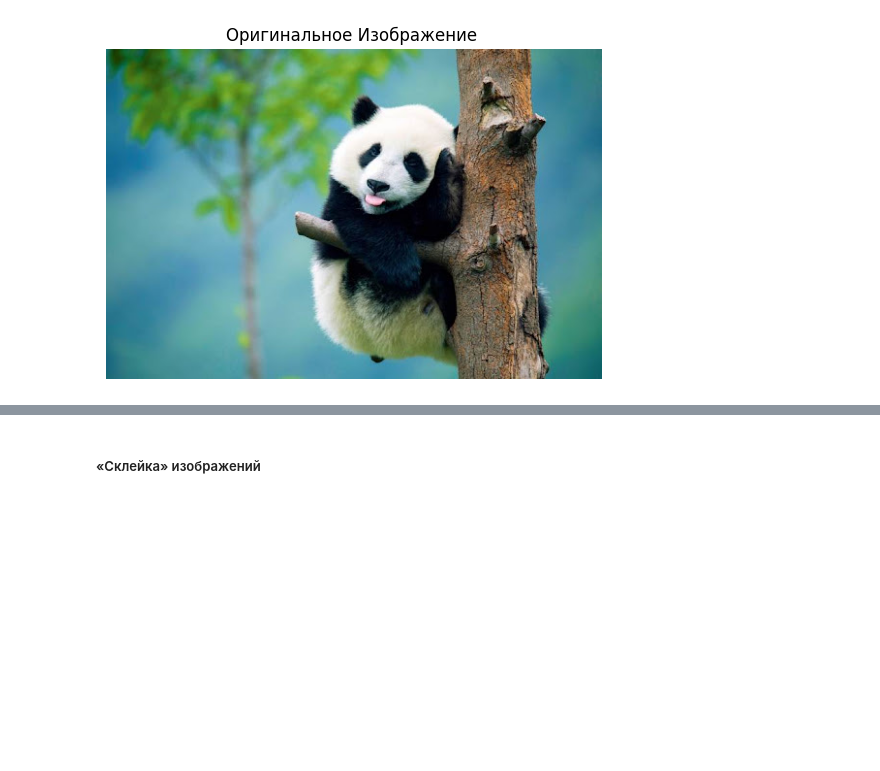
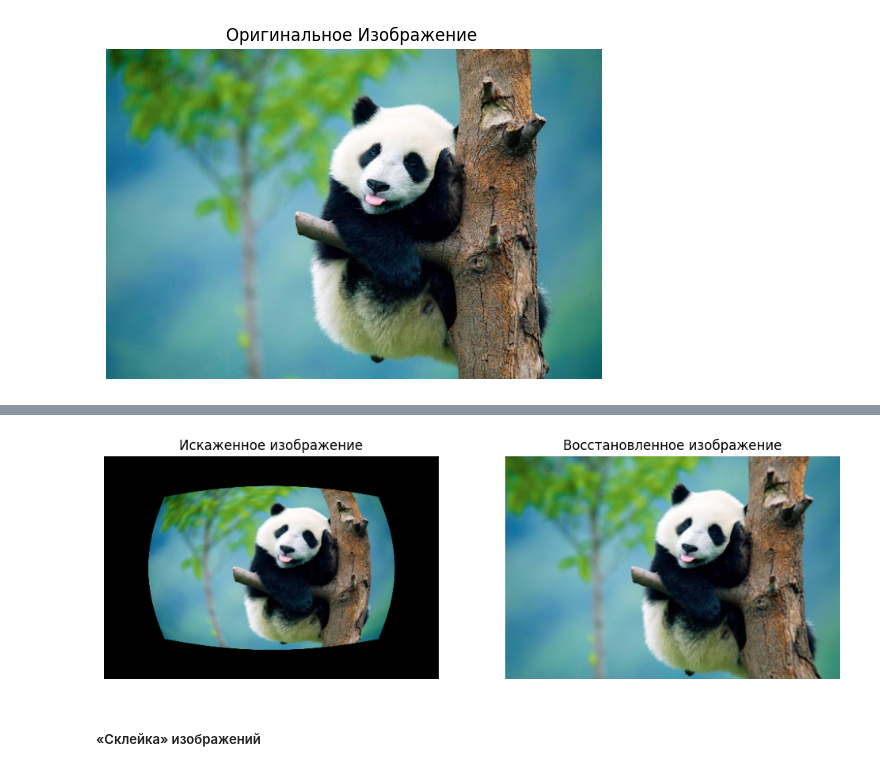
Before and after one commit to xiangxiang3451/CV_labs, a Jupyter notebook: lab3.ipynb, the cells around one changed output, grey strips where cells are left out. Saved outputs shown, nothing was run; the diff lists cells and outputs as text; code cells hidden in the pictures; blank space fills up the shorter version.

```diff
--- a/lab3.ipynb
+++ b/lab3.ipynb
@@ -163,3 +159,48 @@ plt.show()
+# %%
+I_barrel = cv2.cvtColor(I_barrel, cv2.COLOR_BGR2RGB)  # Преобразование цветового пространства
+
+# Получение размеров изображения
+rows, cols, _ = I_barrel.shape
+
+# Создание сетки
+xi, yi = np.meshgrid(np.arange(cols), np.arange(rows))
+
+# Вычисление центральной точки
+xmid, ymid = cols / 2.0, rows / 2.0
+xi, yi = xi - xmid, yi - ymid
+
+# Преобразование в полярные координаты
+r, theta = cv2.cartToPolar(xi / xmid, yi / ymid)
+
+# Установка параметра обратного искажения
+F3 = -0.3
+r = r + F3 * r * r  # Обновление радиуса для обратного искажения
+
+# Преобразование из полярных координат обратно в декартовы координаты
+u, v = cv2.polarToCart(r, theta)
+
+# Переход к координатам, чтобы убедиться, что они в исходном диапазоне
+u = (u * xmid + xmid).astype(np.float32)
+v = (v * ymid + ymid).astype(np.float32)
+
+# Выполнение переотображения
+I_back = cv2.remap(I_barrel, u, v, cv2.INTER_CUBIC)
+
+# Отображение результата
+plt.figure(figsize=(12, 6))
+plt.subplot(1, 2, 1)
+plt.title('Искаженное изображение')
+plt.imshow(I_barrel)
+plt.axis('off')
+
+plt.subplot(1, 2, 2)
+plt.title('Восстановленное изображение')
+plt.imshow(I_back)
+plt.axis('off')
+
+plt.show()
+# %% [output]
+[figure, added]
 # %% [markdown]
 ##### «Склейка» изображений
 # %%
```
Also changed, not shown: parts of 1 cell of this notebook.
